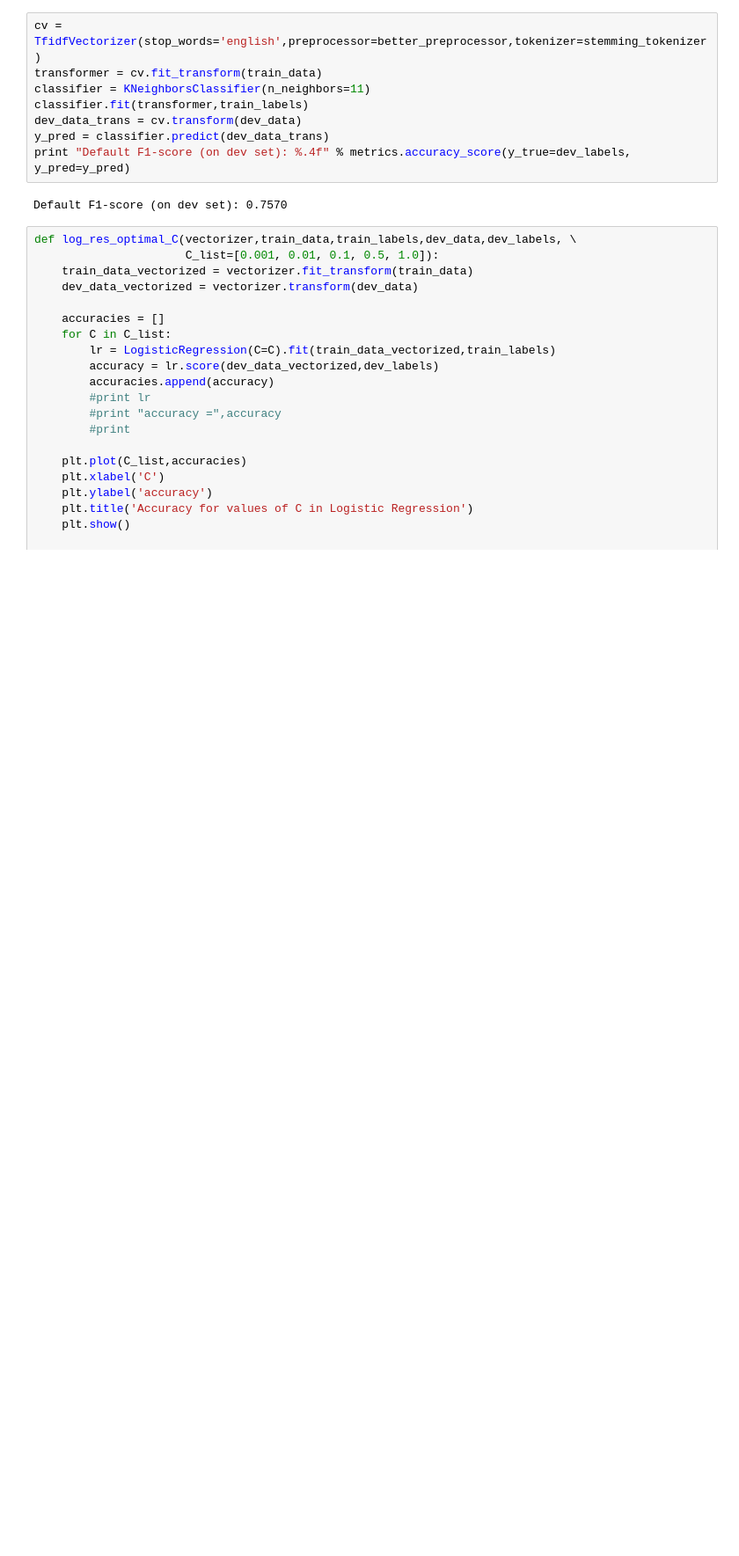
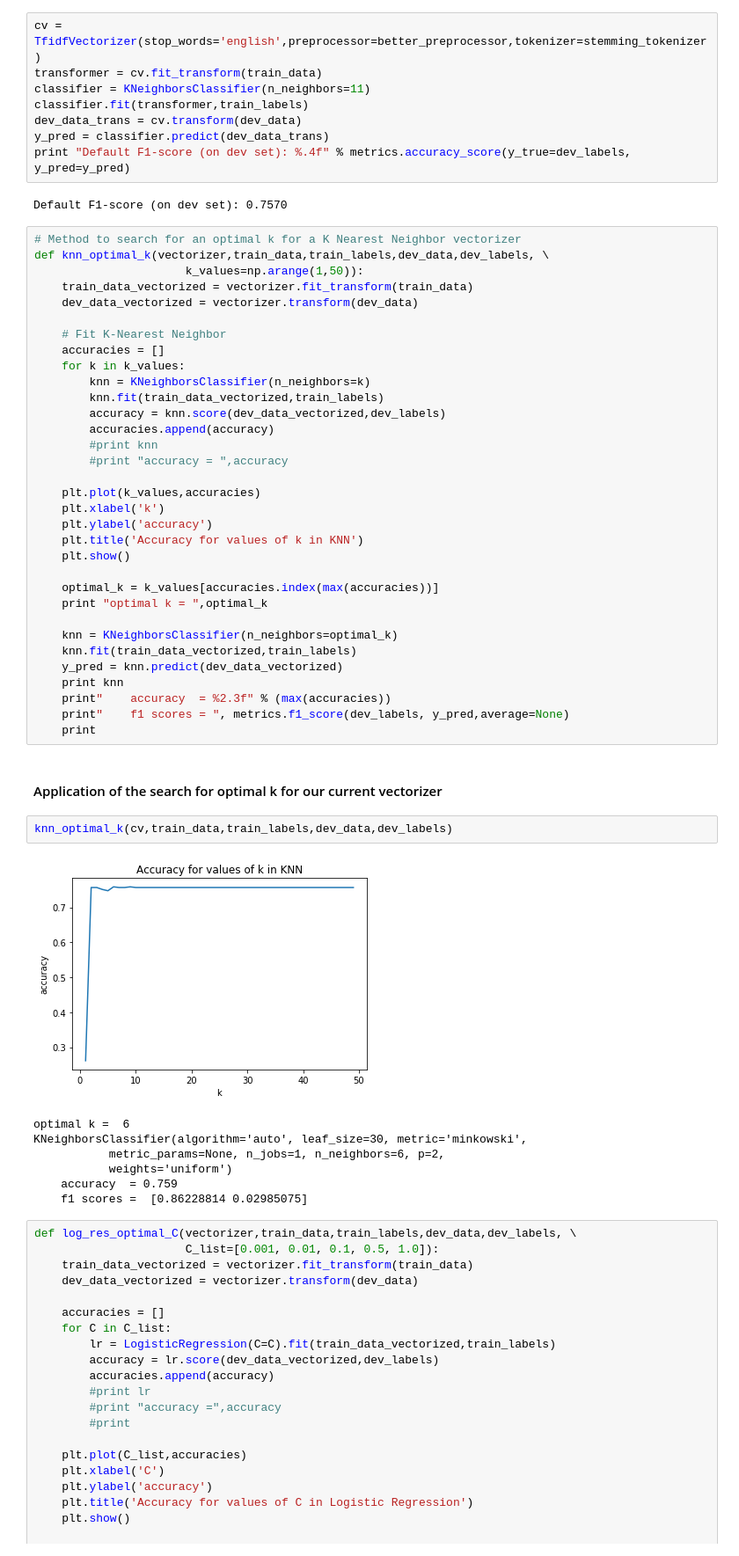
Before and after one commit to gkarnataki/w207-final-project, a Jupyter notebook: Price-baseline.ipynb, the cells around one changed output. Shown at 88% size. Cells and saved outputs as stored; diff of their text form; blank space fills up the shorter version.

Commit message:
Method for finding optimal k for knn

```diff
--- a/Price-baseline.ipynb
+++ b/Price-baseline.ipynb
@@ -52,6 +52,51 @@ y_pred = classifier.predict(dev_data_trans)
 print "Default F1-score (on dev set): %.4f" % metrics.accuracy_score(y_true=dev_labels, y_pred=y_pred)
 # %% [output]
 Default F1-score (on dev set): 0.7570
+# %%
+# Method to search for an optimal k for a K Nearest Neighbor vectorizer
+def knn_optimal_k(vectorizer,train_data,train_labels,dev_data,dev_labels, \
+                      k_values=np.arange(1,50)):
+    train_data_vectorized = vectorizer.fit_transform(train_data)
+    dev_data_vectorized = vectorizer.transform(dev_data)
+
+    # Fit K-Nearest Neighbor
+    accuracies = []
+    for k in k_values:
+        knn = KNeighborsClassifier(n_neighbors=k)
+        knn.fit(train_data_vectorized,train_labels)
+        accuracy = knn.score(dev_data_vectorized,dev_labels)
+        accuracies.append(accuracy)
+        #print knn
+        #print "accuracy = ",accuracy
+
+    plt.plot(k_values,accuracies)
+    plt.xlabel('k')
+    plt.ylabel('accuracy')
+    plt.title('Accuracy for values of k in KNN')
+    plt.show()
+
+    optimal_k = k_values[accuracies.index(max(accuracies))]
+    print "optimal k = ",optimal_k
+
+    knn = KNeighborsClassifier(n_neighbors=optimal_k)
+    knn.fit(train_data_vectorized,train_labels)
+    y_pred = knn.predict(dev_data_vectorized)
+    print knn
+    print"    accuracy  = %2.3f" % (max(accuracies))
+    print"    f1 scores = ", metrics.f1_score(dev_labels, y_pred,average=None)
+    print
+# %% [markdown]
+#### Application of the search for optimal k for our current vectorizer
+# %%
+knn_optimal_k(cv,train_data,train_labels,dev_data,dev_labels)
+# %% [output]
+[figure, added]
+optimal k =  6
+KNeighborsClassifier(algorithm='auto', leaf_size=30, metric='minkowski',
+           metric_params=None, n_jobs=1, n_neighbors=6, p=2,
+           weights='uniform')
+    accuracy  = 0.759
+    f1 scores =  [0.86228814 0.02985075]
 # %%
 def log_res_optimal_C(vectorizer,train_data,train_labels,dev_data,dev_labels, \
                       C_list=[0.001, 0.01, 0.1, 0.5, 1.0]):
```
